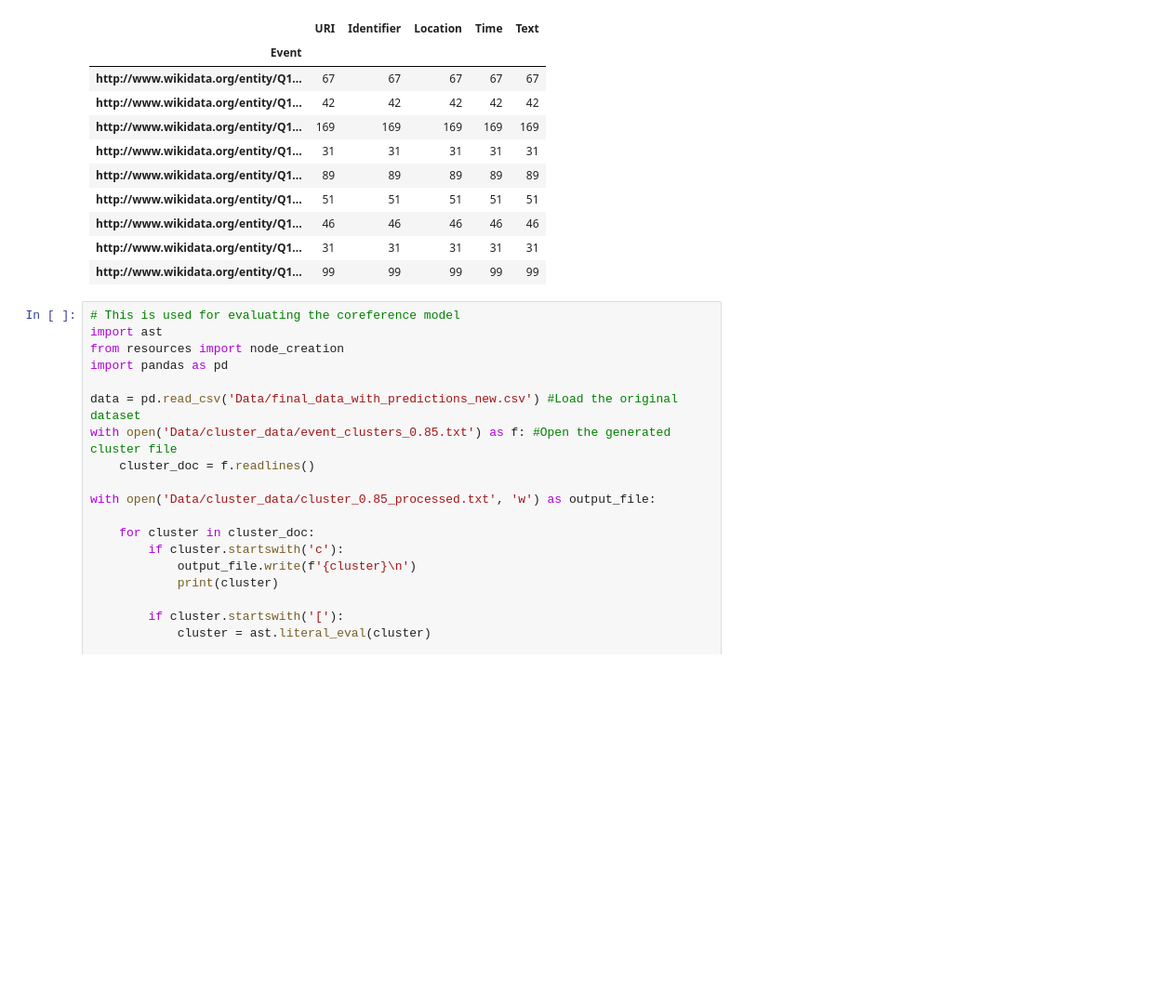
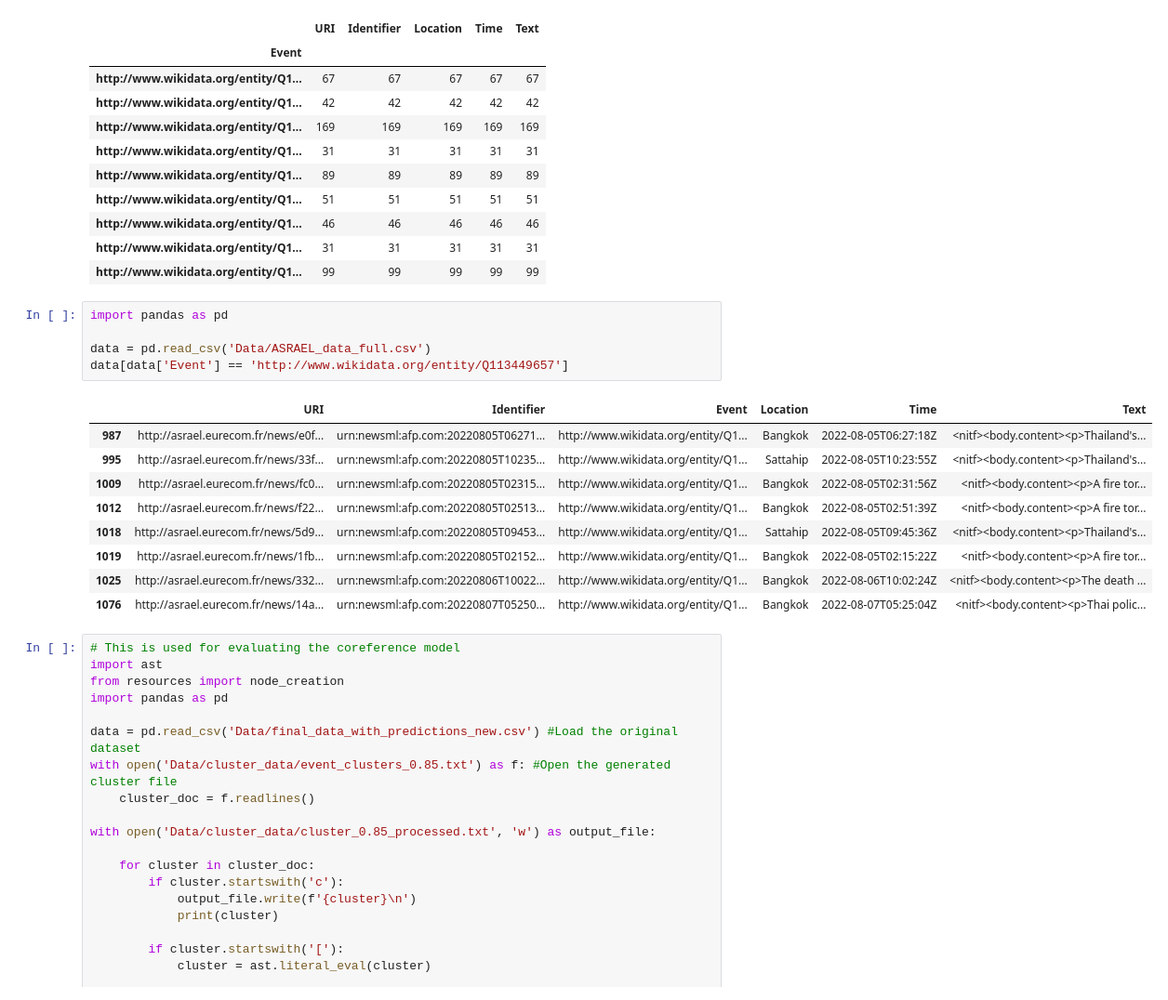
Before and after one commit to ANR-kFLOW/KG2Narrative, a Jupyter notebook: get_statistics.ipynb, the cells around one changed output. Shown at 93% size. Saved outputs shown, nothing was run; the diff lists cells and outputs as text; blank space fills up the shorter version.

```diff
--- a/get_statistics.ipynb
+++ b/get_statistics.ipynb
@@ -42,6 +42,21 @@ group[group['URI'] > 27]
 | http://www.wikidata.org/entity/Q1... | 46 | 46 | 46 | 46 | 46 |
 | http://www.wikidata.org/entity/Q1... | 31 | 31 | 31 | 31 | 31 |
 | http://www.wikidata.org/entity/Q1... | 99 | 99 | 99 | 99 | 99 |
+# %%
+import pandas as pd
+
+data = pd.read_csv('Data/ASRAEL_data_full.csv')
+data[data['Event'] == 'http://www.wikidata.org/entity/Q113449657']
+# %% [output]
+|  | URI | Identifier | Event | Location | Time | Text |
+| 987 | http://asrael.eurecom.fr/news/e0f... | urn:newsml:afp.com:20220805T06271... | http://www.wikidata.org/entity/Q1... | Bangkok | 2022-08-05T06:27:18Z | <nitf><body.content><p>Thailand's... |
+| 995 | http://asrael.eurecom.fr/news/33f... | urn:newsml:afp.com:20220805T10235... | http://www.wikidata.org/entity/Q1... | Sattahip | 2022-08-05T10:23:55Z | <nitf><body.content><p>Thailand's... |
+| 1009 | http://asrael.eurecom.fr/news/fc0... | urn:newsml:afp.com:20220805T02315... | http://www.wikidata.org/entity/Q1... | Bangkok | 2022-08-05T02:31:56Z | <nitf><body.content><p>A fire tor... |
+| 1012 | http://asrael.eurecom.fr/news/f22... | urn:newsml:afp.com:20220805T02513... | http://www.wikidata.org/entity/Q1... | Bangkok | 2022-08-05T02:51:39Z | <nitf><body.content><p>A fire tor... |
+| 1018 | http://asrael.eurecom.fr/news/5d9... | urn:newsml:afp.com:20220805T09453... | http://www.wikidata.org/entity/Q1... | Sattahip | 2022-08-05T09:45:36Z | <nitf><body.content><p>Thailand's... |
+| 1019 | http://asrael.eurecom.fr/news/1fb... | urn:newsml:afp.com:20220805T02152... | http://www.wikidata.org/entity/Q1... | Bangkok | 2022-08-05T02:15:22Z | <nitf><body.content><p>A fire tor... |
+| 1025 | http://asrael.eurecom.fr/news/332... | urn:newsml:afp.com:20220806T10022... | http://www.wikidata.org/entity/Q1... | Bangkok | 2022-08-06T10:02:24Z | <nitf><body.content><p>The death ... |
+| 1076 | http://asrael.eurecom.fr/news/14a... | urn:newsml:afp.com:20220807T05250... | http://www.wikidata.org/entity/Q1... | Bangkok | 2022-08-07T05:25:04Z | <nitf><body.content><p>Thai polic... |
 # %%
 # This is used for evaluating the coreference model
 import ast
```
Also changed, not shown: parts of 8 cells of this notebook, 2 other files.
